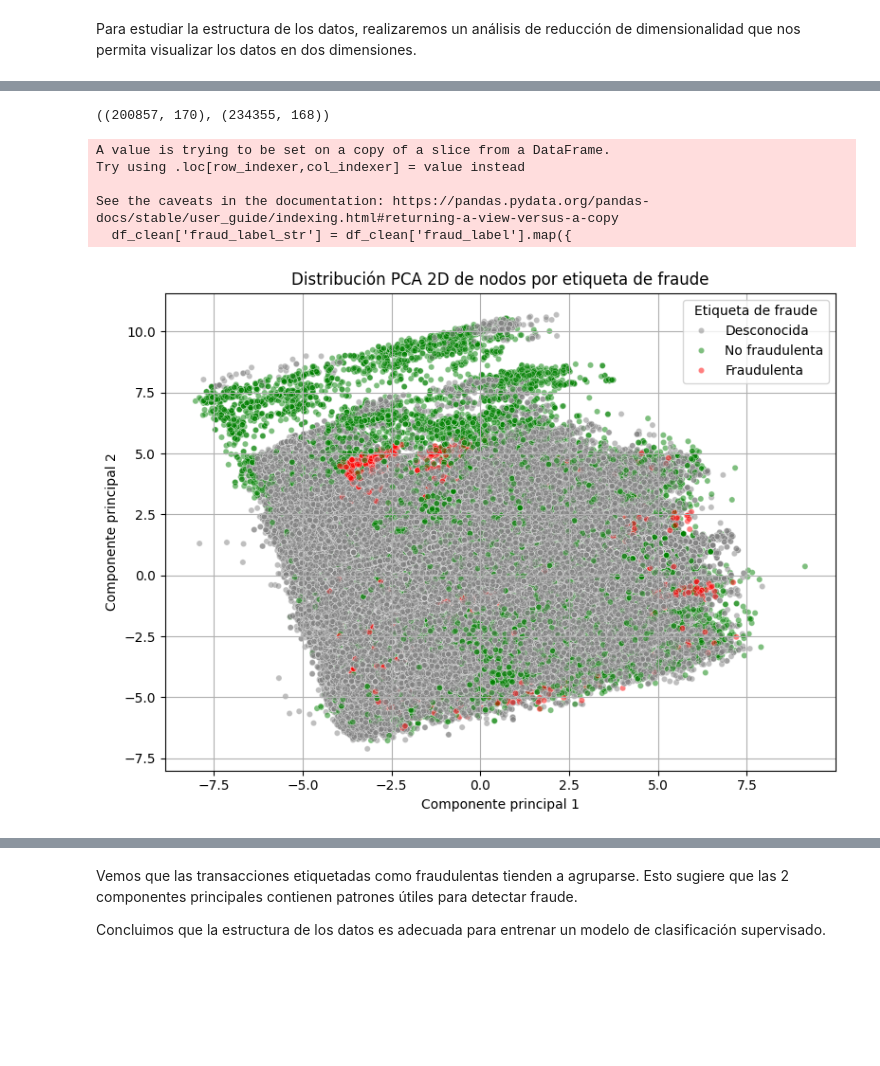
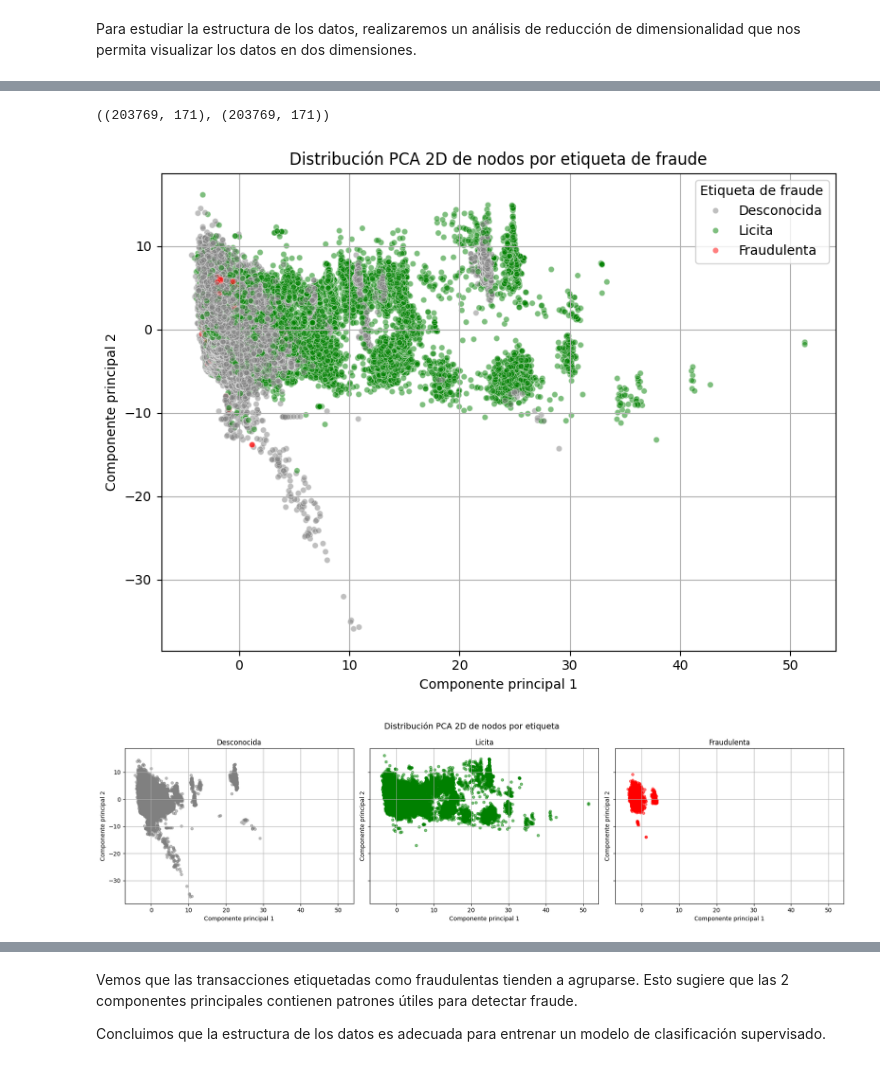
Before and after one commit to L-Ameneiro/elliptic-gnn-fraud-detector, a Jupyter notebook: notebooks/1-eda-graph.ipynb, the cells around one changed output, grey strips where cells are left out. Saved outputs shown, nothing was run; the diff lists cells and outputs as text; code cells hidden in the pictures; blank space fills up the shorter version.

Commit message:
visualizaciones

```diff
--- a/notebooks/1-eda-graph.ipynb
+++ b/notebooks/1-eda-graph.ipynb
@@ -523,20 +610,29 @@ Para estudiar la estructura de los datos, realizaremos un análisis de reducció
+# %%
+data = df_features
+# creamos series para modelado
+X = data[['time_step'] + tx_features+agg_features]
+y = data['label'].astype(int)
 # %%
 from sklearn.preprocessing import StandardScaler
 
 # escalamos los datos
 scaler = StandardScaler()
-X_scaled = scaler.fit_transform(df[features])
+X_scaled = scaler.fit_transform(X)
 # %%
+'''
 # removemos outliers (5 desviaciones estandar, poco estricto)
 z_scores = np.abs((X_scaled - X_scaled.mean(axis=0)) / X_scaled.std(axis=0))
 mask = (z_scores < 5).all(axis=1)
 X_clean = X_scaled[mask]
-df_clean = df.loc[mask]
+data_clean = data.loc[mask]
+'''
+data_clean = data
+X_clean = X_scaled
 # %%
 from sklearn.decomposition import PCA
 
 pca = PCA(n_components=2)
 X_pca = pca.fit_transform(X_clean)
 
-df_clean['pca_1'] = X_pca[:, 0]
-df_clean['pca_2'] = X_pca[:, 1]
+data_clean['pca_1'] = X_pca[:, 0]
+data_clean['pca_2'] = X_pca[:, 1]
@@ -554,39 +639,64 @@ See the caveats in the documentation: https://pandas.pydata.org/pandas-docs/stab
 # %%
-df_clean.shape, df.shape
+data_clean.shape, data.shape
 # %% [output]
-((200857, 170), (234355, 168))
+((203769, 171), (203769, 171))
 # %%
 
 # Mapeo para etiquetas legibles
-df_clean['fraud_label_str'] = df_clean['fraud_label'].map({
-    1: 'Fraudulenta',
-    0: 'No fraudulenta',
-    2: 'Desconocida'
+data_clean['fraud_label_str'] = data_clean['label'].map({
+    '1': 'Fraudulenta',
+    '0': 'Desconocida',
+    '2': 'Licita'
 })
 
 # Gráfico
 plt.figure(figsize=(8, 6))
 sns.scatterplot(
-    data=df_clean,
+    data=data_clean,
     x='pca_1',
     y='pca_2',
     hue='fraud_label_str',
-    palette={'Fraudulenta': 'red', 'No fraudulenta': 'green', 'Desconocida': 'gray'},
+    palette={'Fraudulenta': 'red', 'Licita': 'green', 'Desconocida': 'gray'},
     alpha=0.5,
     s=20
 )
 
 plt.title("Distribución PCA 2D de nodos por etiqueta de fraude")
 plt.xlabel("Componente principal 1")
 plt.ylabel("Componente principal 2")
 plt.legend(title="Etiqueta de fraude")
 plt.grid(True)
 plt.tight_layout()
 plt.show()
 # %% [output]
-A value is trying to be set on a copy of a slice from a DataFrame.
-Try using .loc[row_indexer,col_indexer] = value instead
-
-See the caveats in the documentation: https://pandas.pydata.org/pandas-docs/stable/user_guide/indexing.html#returning-a-view-versus-a-copy
-  df_clean['fraud_label_str'] = df_clean['fraud_label'].map({
-[figure, old version]
+[figure, new version]
+# %%
+# Colores para cada etiqueta
+paleta = {
+    'Fraudulenta': 'red',
+    'Licita': 'green',
+    'Desconocida': 'gray'
+}
+
+# Crear un subplot por etiqueta
+etiquetas = data_clean['fraud_label_str'].unique()
+fig, axes = plt.subplots(1, len(etiquetas), figsize=(6 * len(etiquetas), 5), sharex=True, sharey=True)
+
+for ax, etiqueta in zip(axes, etiquetas):
+    subset = data_clean[data_clean['fraud_label_str'] == etiqueta]
+    ax.scatter(
+        subset['pca_1'], subset['pca_2'],
+        color=paleta[etiqueta],
+        alpha=0.5,
+        s=20
+    )
+    ax.set_title(f"{etiqueta}")
+    ax.set_xlabel("Componente principal 1")
+    ax.set_ylabel("Componente principal 2")
+    ax.grid(True)
+
+plt.suptitle("Distribución PCA 2D de nodos por etiqueta", fontsize=14)
+plt.tight_layout()
+plt.show()
+# %% [output]
+[figure, added]
```
Also changed, not shown: parts of 11 cells of this notebook, 1 other file.
